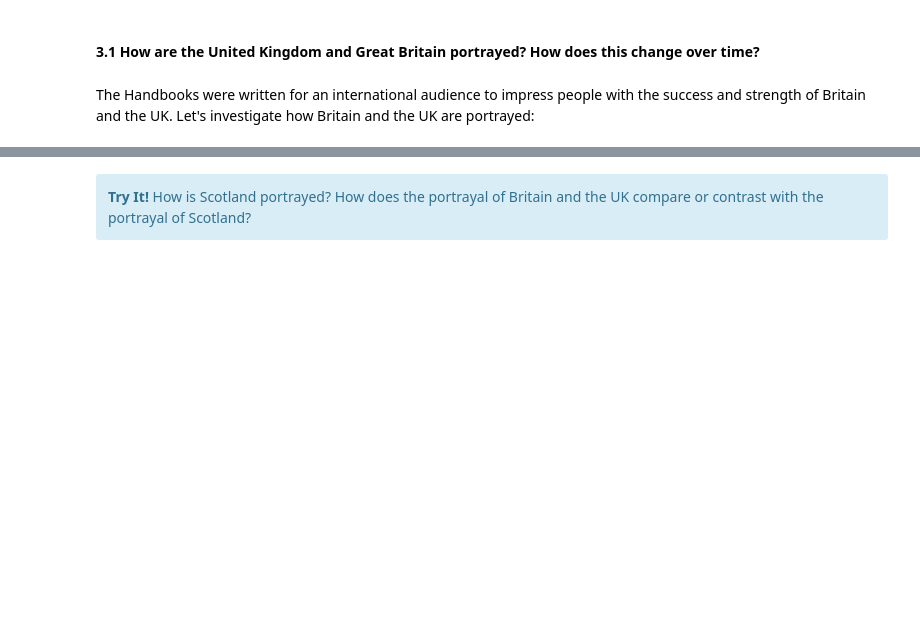
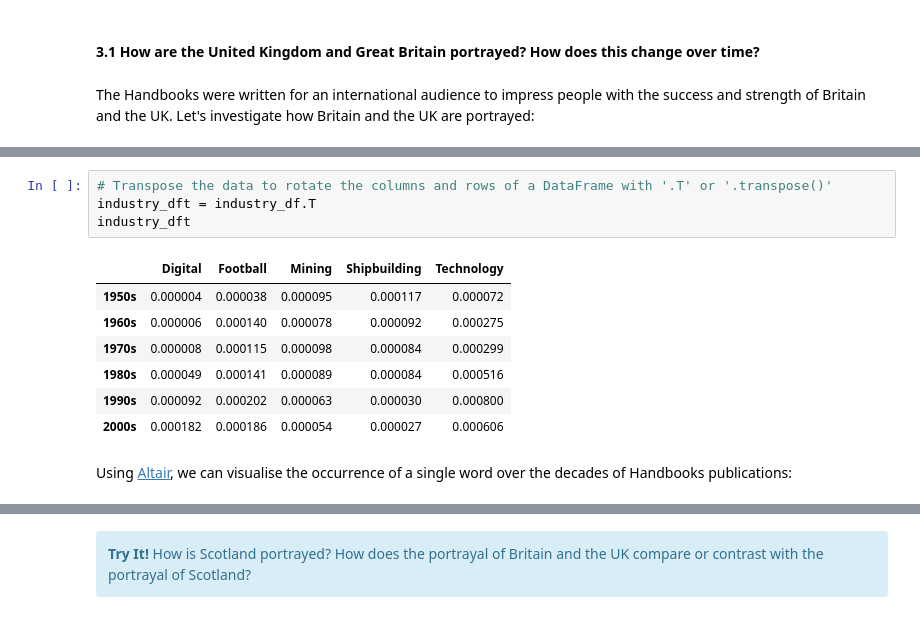
Before and after one commit to NLS-Digital-Scholarship/collections-as-data, a Jupyter notebook: Britain_and_UK_Handbooks_as_Data.ipynb, the cells around one changed output, grey strips where cells are left out. Drawn from its saved outputs; the diff is of its cells as text; blank space fills up the shorter version.

```diff
--- a/Britain_and_UK_Handbooks_as_Data.ipynb
+++ b/Britain_and_UK_Handbooks_as_Data.ipynb
@@ -636,0 +663,14 @@ Let's group the handbooks data into 10-year periods.  We'll use our inventory (t
+# %%
+# Transpose the data to rotate the columns and rows of a DataFrame with '.T' or '.transpose()'
+industry_dft = industry_df.T
+industry_dft
+# %% [output]
+|  | Digital | Football | Mining | Shipbuilding | Technology |
+| 1950s | 0.000004 | 0.000038 | 0.000095 | 0.000117 | 0.000072 |
+| 1960s | 0.000006 | 0.000140 | 0.000078 | 0.000092 | 0.000275 |
+| 1970s | 0.000008 | 0.000115 | 0.000098 | 0.000084 | 0.000299 |
+| 1980s | 0.000049 | 0.000141 | 0.000089 | 0.000084 | 0.000516 |
+| 1990s | 0.000092 | 0.000202 | 0.000063 | 0.000030 | 0.000800 |
+| 2000s | 0.000182 | 0.000186 | 0.000054 | 0.000027 | 0.000606 |
+# %% [markdown]
+Using [Altair](https://altair-viz.github.io/index.html), we can visualise the occurrence of a single word over the decades of Handbooks publications:
```
Also changed, not shown: parts of 80 cells of this notebook, 2 other files.
